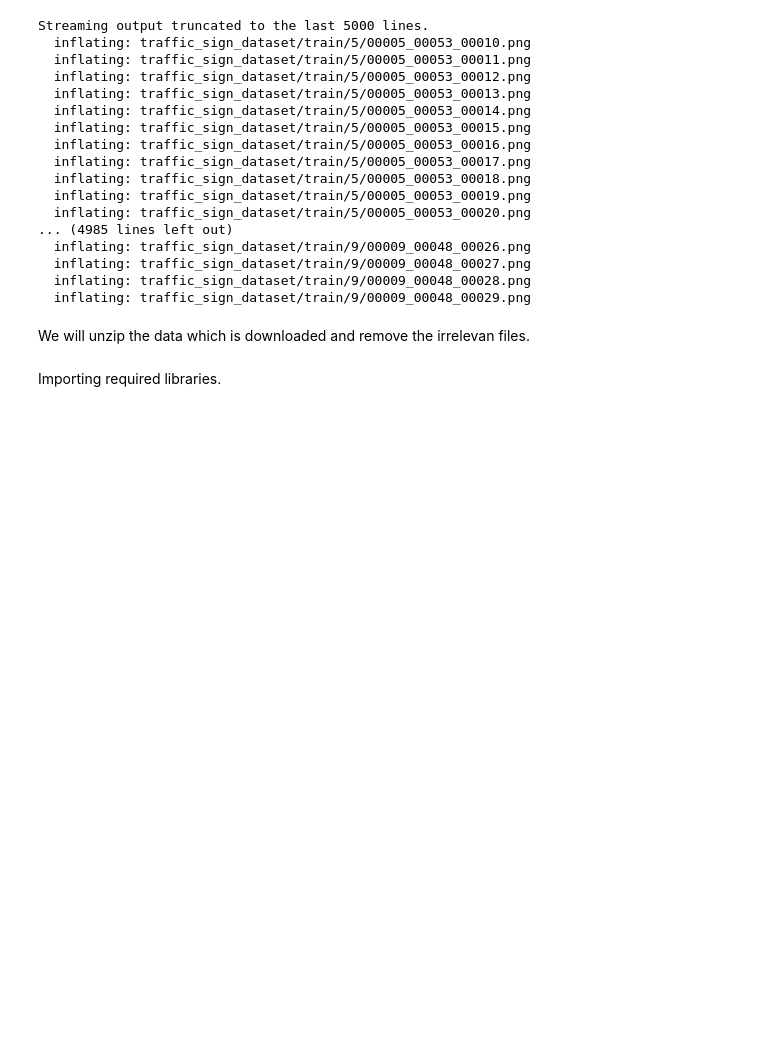
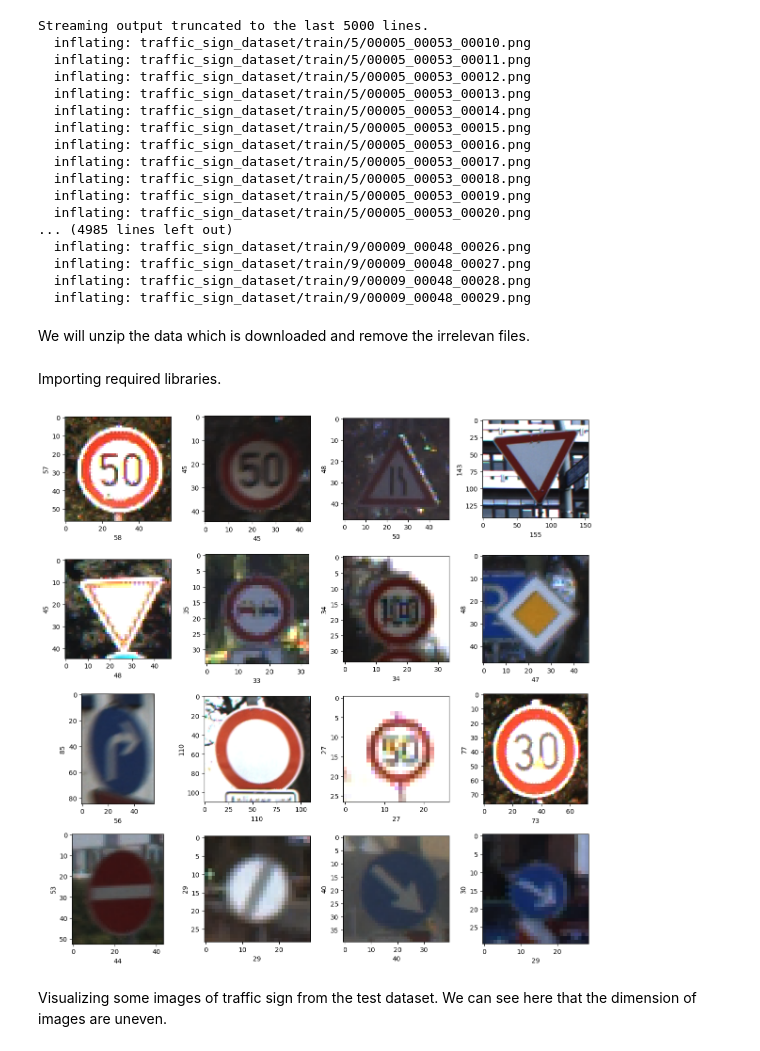
Before and after one commit to mahursh/TrafficSignClassification, a Jupyter notebook: TrafficSignClassificationNotes.ipynb, the cells around one changed output. Saved outputs shown, nothing was run; the diff lists cells and outputs as text; code cells hidden in the pictures; blank space fills up the shorter version.

```diff
--- a/TrafficSignClassificationNotes.ipynb
+++ b/TrafficSignClassificationNotes.ipynb
@@ -113,3 +113,18 @@ from tensorflow.keras.models import Sequential
 from tensorflow.keras.layers import Dense, Flatten, Dropout, Conv2D, MaxPool2D
 # %% [markdown]
 Importing required libraries.
+# %%
+#Plotting 12 images to check dataset
+plt.figure(figsize=(12,12))
+path="traffic_sign_dataset/Test"
+for i in range(1,17):
+  plt.subplot(4, 4, i)
+  plt.tight_layout()
+  rand_img = imread(path + '/' + random.choice(sorted(os.listdir(path))))
+  plt.imshow(rand_img)
+  plt.xlabel(rand_img.shape[1], fontsize= 10) #Width of image
+  plt.ylabel(rand_img.shape[0], fontsize=10)  #Height of image
+# %% [output]
+[figure, added]
+# %% [markdown]
+Visualizing some images of traffic sign from the test dataset. We can see here that the dimension of images are uneven.
```
